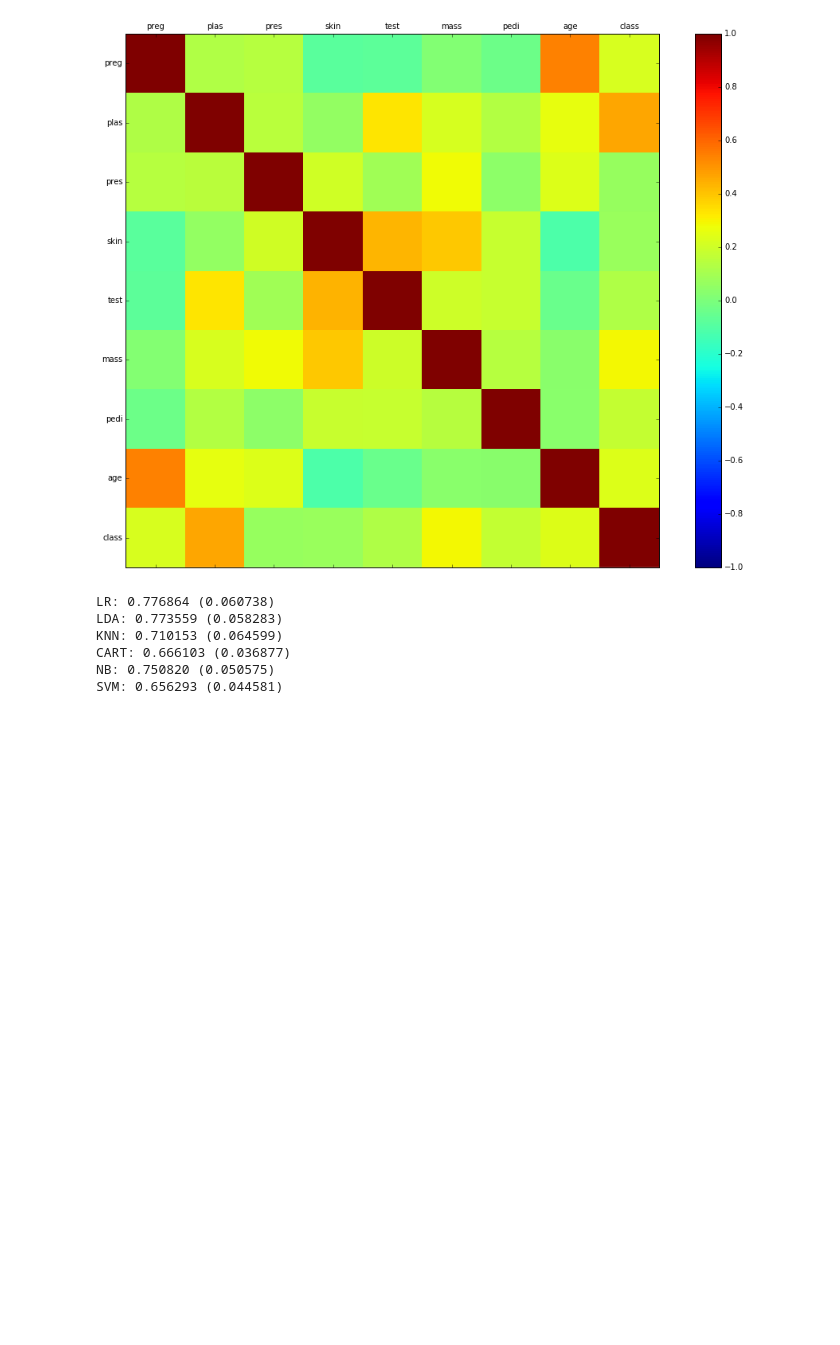
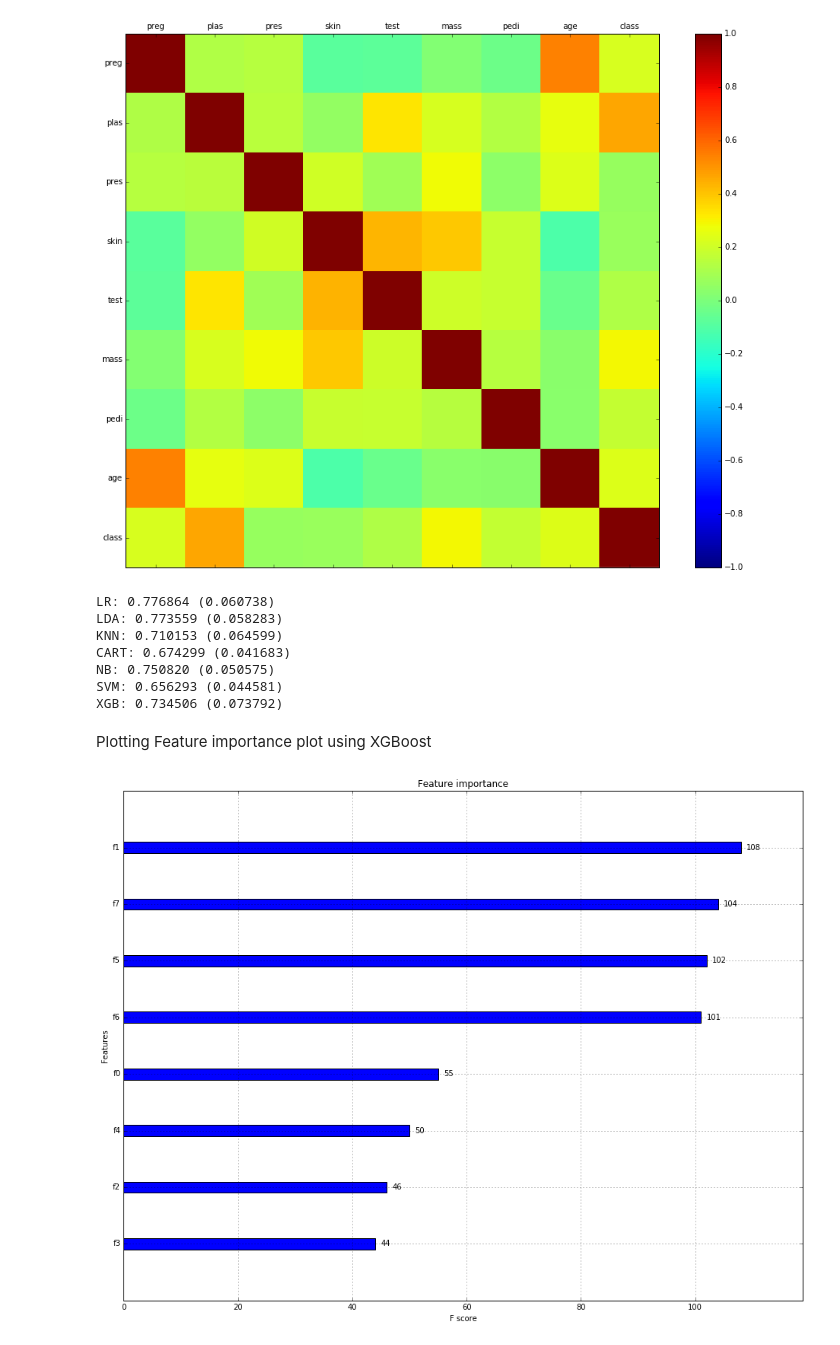
Before and after one commit to rahulmkumar/ml-introduction, a Jupyter notebook: 05_Pima_Diabetes_Modeling.ipynb, the cells around one changed output. Cells and saved outputs as stored; diff of their text form; code cells hidden in the pictures; blank space fills up the shorter version.

```diff
--- a/05_Pima_Diabetes_Modeling.ipynb
+++ b/05_Pima_Diabetes_Modeling.ipynb
@@ -178,6 +181,7 @@ models.append(('KNN', KNeighborsClassifier()))
 models.append(('CART', DecisionTreeClassifier()))
 models.append(('NB', GaussianNB()))
 models.append(('SVM', SVC()))
+models.append(('XGB', XGBClassifier()))
 results = []
 names = []
 for name, model in models:
@@ -191,6 +195,17 @@ for name, model in models:
 LR: 0.776864 (0.060738)
 LDA: 0.773559 (0.058283)
 KNN: 0.710153 (0.064599)
-CART: 0.666103 (0.036877)
+CART: 0.674299 (0.041683)
 NB: 0.750820 (0.050575)
 SVM: 0.656293 (0.044581)
+XGB: 0.734506 (0.073792)
+# %% [markdown]
+Plotting Feature importance plot using XGBoost
+# %%
+xgb = XGBClassifier()
+xgb.fit(X_train, Y_train)
+Y_pred = xgb.predict(X_validation)
+plot_importance(xgb)
+plt.show()
+# %% [output]
+[figure, added]
```
Also changed, not shown: parts of 11 cells of this notebook, 5 other files.
